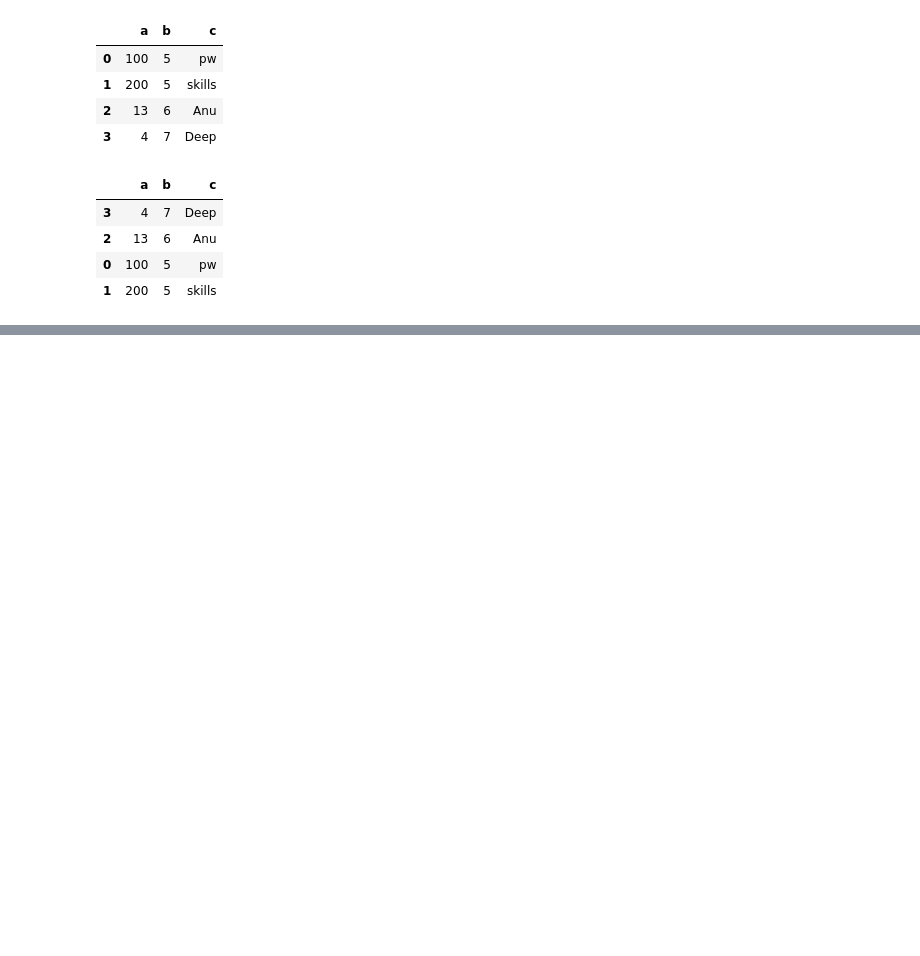
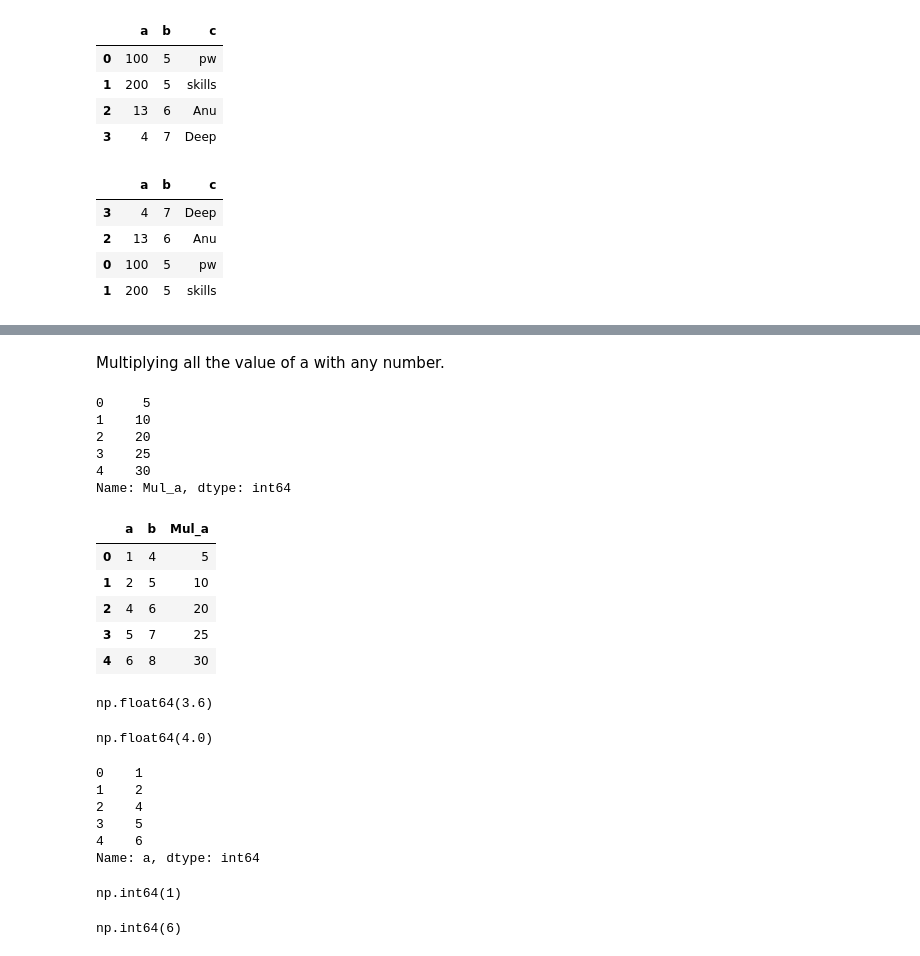
Before and after one commit to prA-G/DailyPythonNotes, a Jupyter notebook: 19_Pandas_Advance.ipynb, the cells around one changed output, grey strips where cells are left out. Cells and saved outputs as stored; diff of their text form; code cells hidden in the pictures; blank space fills up the shorter version.

```diff
--- a/19_Pandas_Advance.ipynb
+++ b/19_Pandas_Advance.ipynb
@@ -1686,0 +1700,2 @@ import pandas as pd
+# %%
+pd.set_option('display.max_colwidth', 10000)
@@ -1686,0 +1707,3 @@ import pandas as pd
+# %%
+pd.set_option('display.max_rows', 100)
+pd.set_option('display.max_columns', 100)
@@ -1686,0 +1807,4 @@ import pandas as pd
+# %%
+df1 = pd.DataFrame({'a':[1,2,4,5,6],
+                    'b':[4,5,6,7,8]})
+df1
@@ -1686,0 +1818,47 @@ import pandas as pd
+# %% [markdown]
+Multiplying all the value of a with any number.
+# %%
+df1['Mul_a'] = df1['a']* 5
+# %%
+df1['Mul_a']
+# %% [output]
+0     5
+1    10
+2    20
+3    25
+4    30
+Name: Mul_a, dtype: int64
+# %%
+df1
+# %% [output]
+|  | a | b | Mul_a |
+| 0 | 1 | 4 | 5 |
+| 1 | 2 | 5 | 10 |
+| 2 | 4 | 6 | 20 |
+| 3 | 5 | 7 | 25 |
+| 4 | 6 | 8 | 30 |
+# %%
+df1.a.mean()
+# %% [output]
+np.float64(3.6)
+# %%
+df1.a.median()
+# %% [output]
+np.float64(4.0)
+# %%
+df1.a.mode()
+# %% [output]
+0    1
+1    2
+2    4
+3    5
+4    6
+Name: a, dtype: int64
+# %%
+df1.a.min()
+# %% [output]
+np.int64(1)
+# %%
+df1.a.max()
+# %% [output]
+np.int64(6)
```
Also changed, not shown: parts of 45 cells of this notebook.
